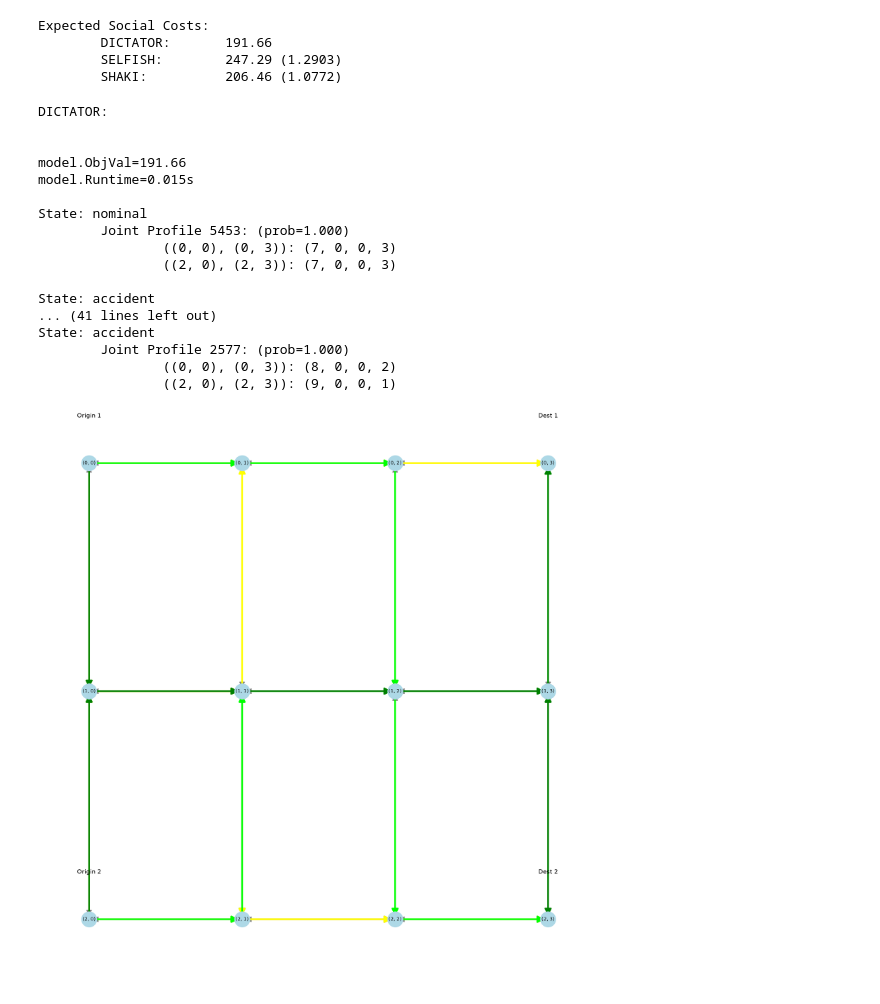
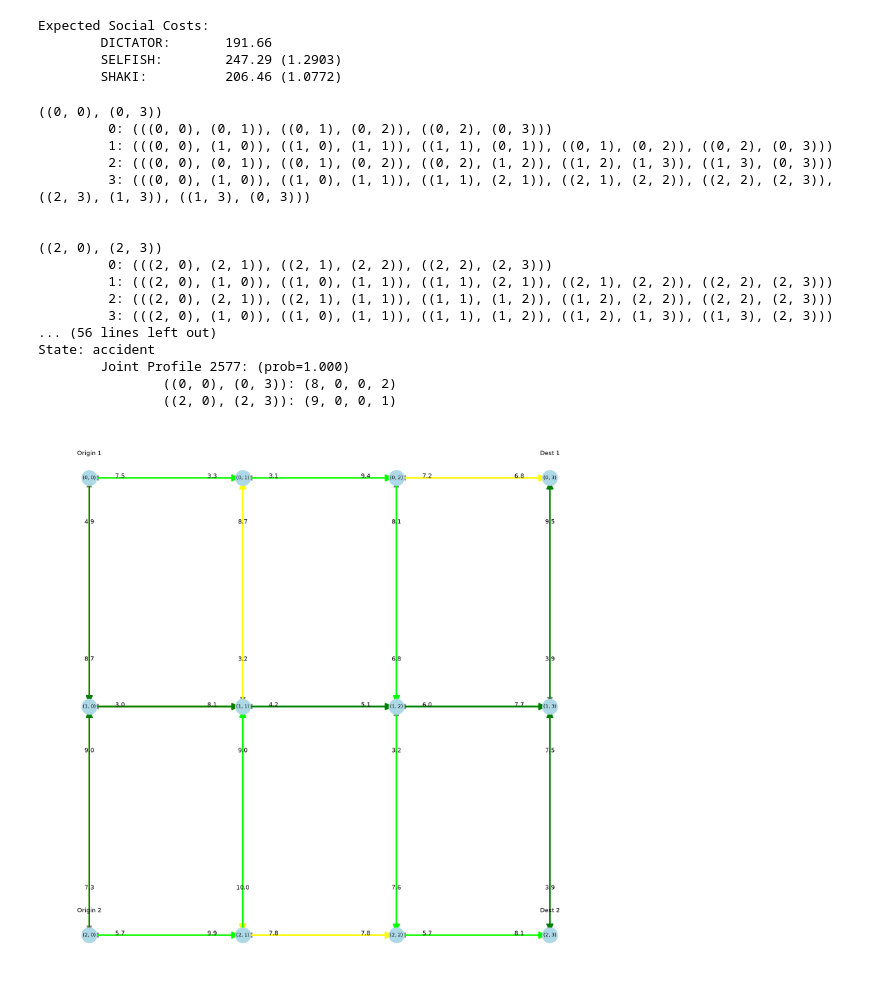
Before and after one commit to RicoFio/mixed-customer-response, a Jupyter notebook: experiments/asymmetric.ipynb, the cells around one changed output. Drawn from its saved outputs; the diff is of its cells as text; code cells hidden in the pictures.

Commit message:
update graphing

```diff
--- a/experiments/asymmetric.ipynb
+++ b/experiments/asymmetric.ipynb
@@ -10,6 +10,7 @@ instance = Instance()
 world = instance.world
 scenarios = instance.scenarios
 demands = instance.demands
+capacities = instance.capacities
 paths_per_od = instance.paths_per_od
 tau = instance.tau
 phi = instance.phi
@@ -223,6 +224,13 @@ Expected Social Costs:
         SELFISH:        247.29 (1.2903)
         SHAKI:          206.46 (1.0772)
 # %%
+for od, paths in paths_per_od.items():
+    print(od)
+    for i, path in enumerate(paths):
+        print("\t", f"{i}:", path)
+    print("\n")
+
+print("="*25)
 print("DICTATOR:\n\n")
 print("\n".join(dictator_out))
 print("\n\n" + "="*25)
@@ -232,19 +240,19 @@ print("\n\n" + "="*25)
 print("SHAKI:\n\n")
 print("\n".join(shaki_out))
 # %% [output]
-DICTATOR:
+((0, 0), (0, 3))
+         0: (((0, 0), (0, 1)), ((0, 1), (0, 2)), ((0, 2), (0, 3)))
+         1: (((0, 0), (1, 0)), ((1, 0), (1, 1)), ((1, 1), (0, 1)), ((0, 1), (0, 2)), ((0, 2), (0, 3)))
+         2: (((0, 0), (0, 1)), ((0, 1), (0, 2)), ((0, 2), (1, 2)), ((1, 2), (1, 3)), ((1, 3), (0, 3)))
+         3: (((0, 0), (1, 0)), ((1, 0), (1, 1)), ((1, 1), (2, 1)), ((2, 1), (2, 2)), ((2, 2), (2, 3)), ((2, 3), (1, 3)), ((1, 3), (0, 3)))
 
 
-model.ObjVal=191.66
-model.Runtime=0.015s
-
-State: nominal
-        Joint Profile 5453: (prob=1.000)
-                ((0, 0), (0, 3)): (7, 0, 0, 3)
-                ((2, 0), (2, 3)): (7, 0, 0, 3)
-
-State: accident
-... (41 lines left out)
+((2, 0), (2, 3))
+         0: (((2, 0), (2, 1)), ((2, 1), (2, 2)), ((2, 2), (2, 3)))
+         1: (((2, 0), (1, 0)), ((1, 0), (1, 1)), ((1, 1), (2, 1)), ((2, 1), (2, 2)), ((2, 2), (2, 3)))
+         2: (((2, 0), (2, 1)), ((2, 1), (1, 1)), ((1, 1), (1, 2)), ((1, 2), (2, 2)), ((2, 2), (2, 3)))
+         3: (((2, 0), (1, 0)), ((1, 0), (1, 1)), ((1, 1), (1, 2)), ((1, 2), (1, 3)), ((1, 3), (2, 3)))
+... (56 lines left out)
 State: accident
         Joint Profile 2577: (prob=1.000)
                 ((0, 0), (0, 3)): (8, 0, 0, 2)
@@ -252,29 +260,43 @@ State: accident
 # %%
 import networkx as nx
 import matplotlib.pyplot as plt
 
 G = world.network.graph
 pos = {(r, c): (c, -r) for (r, c) in G.nodes}
 
 plt.figure(figsize=(25, 25))
 
+# draw nodes & edges
 nx.draw_networkx_nodes(G, pos, node_color="lightblue", node_size=1500)
 nx.draw_networkx_labels(G, pos, font_size=12)
 nx.draw_networkx_edges(G, pos, G.edges(), edge_color="gray", arrows=True, width=2, arrowsize=30)
+
+# draw arteries
 nx.draw_networkx_edges(G, pos, edgelist=instance.arteries, edge_color="crimson", arrows=True, width=4, arrowsize=35)
 
+# label origins & destinations
+for i, (origin, dest) in enumerate(instance.demands, 1):
+    (x0, y0), (x1, y1) = pos[origin], pos[dest]
+    plt.text(x0, y0 + .1, f"Origin {i}", fontsize=15, ha="center")
+    plt.text(x1, y1 + .1, f"Dest {i}", fontsize=15, ha="center")
+
+# label origins & destinations
+for arc in G.edges():
+    (x0, y0), (x1, y1) = pos[arc[0]], pos[arc[1]]
+    x, y = (x0 + x1) / 2, (y0 + y1) / 2
+    x_offset = (x0 - x1) * .3
+    y_offset = (y0 - y1) * .3
+    c0, c1 = capacities["nominal"][arc], capacities["accident"][arc]
+    capacity = f"{c0:.1f}" if c0 == c1 else f"{c0:.1f}/{c1:.1f}"
+    plt.text(x + x_offset, y + y_offset, capacity, fontsize=15, ha="center")
+
+# draw chosen k-shortest paths
 colors = ["orange", "yellow", "lime", "green", "teal", "blue", "navy", "purple", "magenta"]
-
 for od, paths in paths_per_od.items():
     for i, path in enumerate(paths):
         nx.draw_networkx_edges(G, pos, edgelist=path, edge_color=colors[i], arrows=True, width=4, arrowsize=35)
 
-for i, (origin, dest) in enumerate(instance.demands, 1):
-    (x0, y0), (x1, y1) = pos[origin], pos[dest]
-    plt.text(x0, y0 + .2, f"Origin {i}", fontsize=15, ha="center")
-    plt.text(x1, y1 + .2, f"Dest {i}", fontsize=15, ha="center")
-
 plt.axis(False)
 plt.show()
 # %% [output]
-[figure, old version]
+[figure, new version]
```
Also changed, not shown: parts of 2 cells of this notebook, 2 other files.
